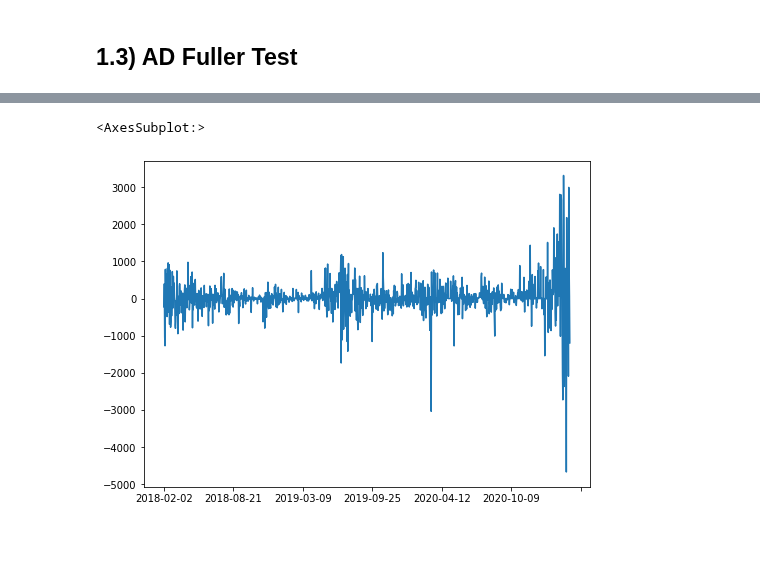
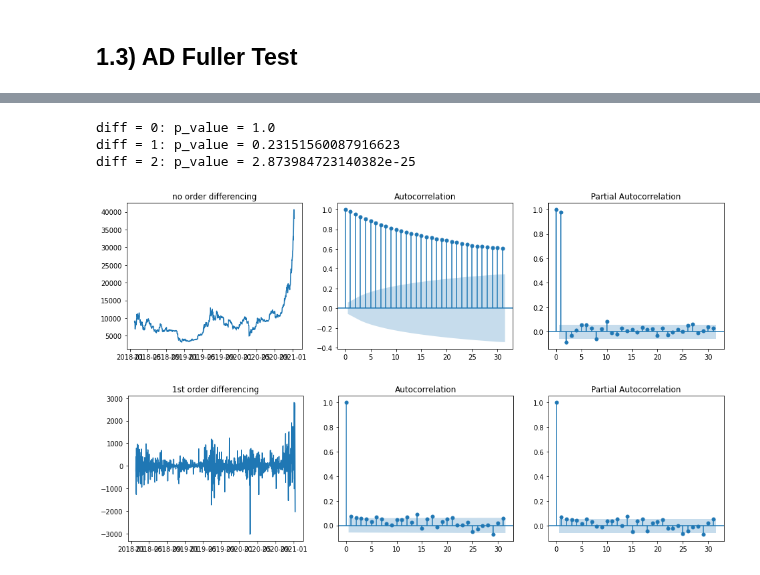
Before and after one commit to Dmunozig/crypto_sentiment, a Jupyter notebook: notebooks/Yassine modelling NB.ipynb, the cells around one changed output, grey strips where cells are left out. Drawn from its saved outputs; the diff is of its cells as text; code cells hidden in the pictures; blank space fills up the shorter version.

```diff
--- a/notebooks/Yassine modelling NB.ipynb
+++ b/notebooks/Yassine modelling NB.ipynb
@@ -42,6 +126,27 @@ result[1]
-# %%
-df_stationary = model_df['price'].diff().dropna()
-df_stationary.plot(figsize=(8,6))
-# %% [output]
-<AxesSubplot:>
-[figure, removed]
+# %%
+result_0 = adfuller(train_df['price'])
+result_1 = adfuller(train_df['price'].diff(1).dropna())
+result_2 = adfuller(train_df['price'].diff(1).diff(1).dropna())
+print (f"diff = 0: p_value = {result_0[1]}")
+print (f"diff = 1: p_value = {result_1[1]}")
+print (f"diff = 2: p_value = {result_2[1]}")
+# %% [output]
+diff = 0: p_value = 1.0
+diff = 1: p_value = 0.23151560087916623
+diff = 2: p_value = 2.873984723140382e-25
+# %%
+fig, ax = plt.subplots(1,3, figsize=(16,4))
+ax[0].plot(train_df['price']); ax[0].set_title('no order differencing')
+plot_acf(train_df['price'], ax=ax[1])
+plot_pacf(train_df['price'], ax=ax[2])
+plt.show()
+# %% [output]
+[figure, added]
+# %%
+fig, ax = plt.subplots(1,3, figsize=(16,4))
+ax[0].plot(train_df['price'].diff(1).dropna()); ax[0].set_title('1st order differencing')
+plot_acf(train_df['price'].diff(1).dropna(), ax=ax[1])
+plot_pacf(train_df['price'].diff(1).dropna(), ax=ax[2])
+plt.show()
+# %% [output]
+[figure, added]
```
Also changed, not shown: parts of 26 cells of this notebook, 1 other file.
